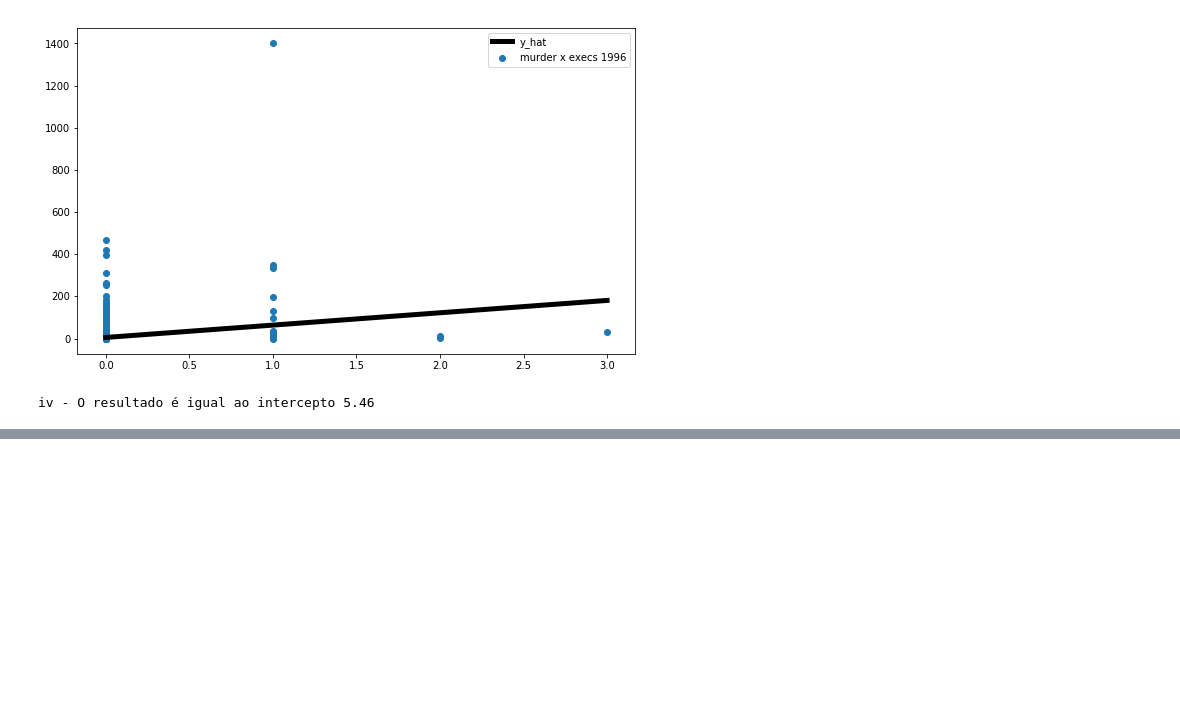
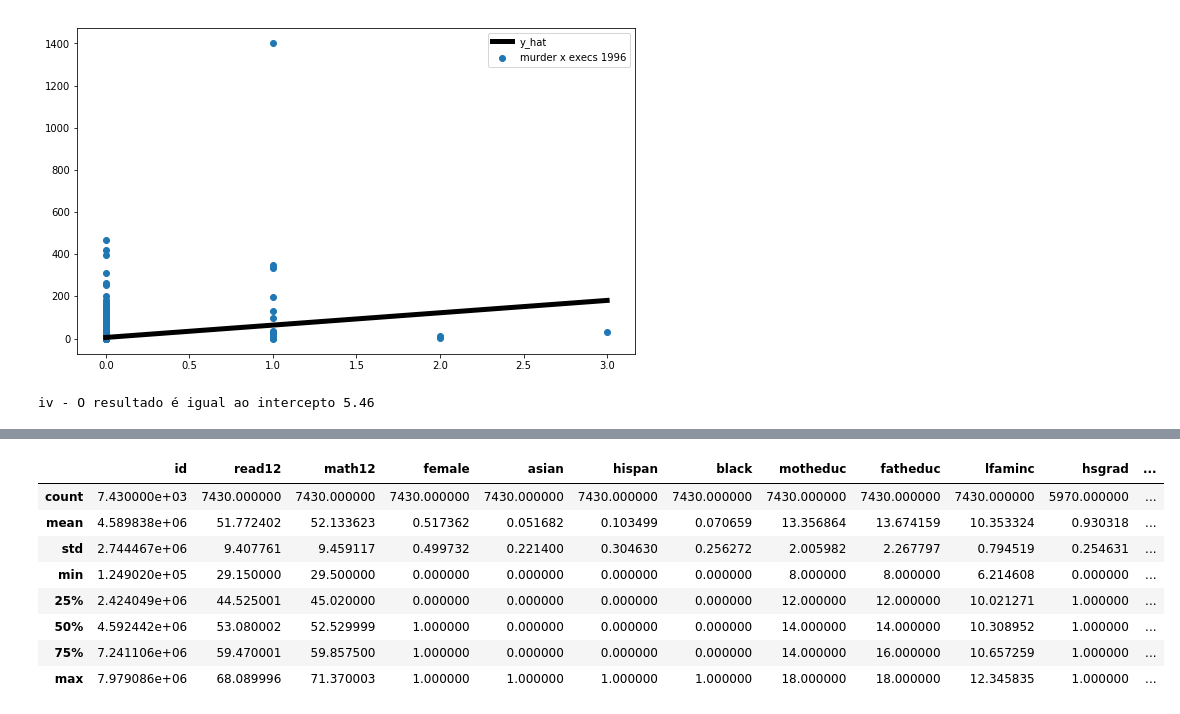
Before and after one commit to IvanBrasilico/Econometria-Wooldridge, a Jupyter notebook: Cap02.ipynb, the cells around one changed output, grey strips where cells are left out. Saved outputs shown, nothing was run; the diff lists cells and outputs as text; code cells hidden in the pictures; blank space fills up the shorter version.

```diff
--- a/Cap02.ipynb
+++ b/Cap02.ipynb
@@ -242,0 +256,12 @@ iv - O resultado é igual ao intercepto 5.46
+# %%
+catholic.describe()
+# %% [output]
+|  | id | read12 | math12 | female | asian | hispan | black | motheduc | fatheduc | lfaminc | hsgrad | ... |
+| count | 7.430000e+03 | 7430.000000 | 7430.000000 | 7430.000000 | 7430.000000 | 7430.000000 | 7430.000000 | 7430.000000 | 7430.000000 | 7430.000000 | 5970.000000 | ... |
+| mean | 4.589838e+06 | 51.772402 | 52.133623 | 0.517362 | 0.051682 | 0.103499 | 0.070659 | 13.356864 | 13.674159 | 10.353324 | 0.930318 | ... |
+| std | 2.744467e+06 | 9.407761 | 9.459117 | 0.499732 | 0.221400 | 0.304630 | 0.256272 | 2.005982 | 2.267797 | 0.794519 | 0.254631 | ... |
+| min | 1.249020e+05 | 29.150000 | 29.500000 | 0.000000 | 0.000000 | 0.000000 | 0.000000 | 8.000000 | 8.000000 | 6.214608 | 0.000000 | ... |
+| 25% | 2.424049e+06 | 44.525001 | 45.020000 | 0.000000 | 0.000000 | 0.000000 | 0.000000 | 12.000000 | 12.000000 | 10.021271 | 1.000000 | ... |
+| 50% | 4.592442e+06 | 53.080002 | 52.529999 | 1.000000 | 0.000000 | 0.000000 | 0.000000 | 14.000000 | 14.000000 | 10.308952 | 1.000000 | ... |
+| 75% | 7.241106e+06 | 59.470001 | 59.857500 | 1.000000 | 0.000000 | 0.000000 | 0.000000 | 14.000000 | 16.000000 | 10.657259 | 1.000000 | ... |
+| max | 7.979086e+06 | 68.089996 | 71.370003 | 1.000000 | 1.000000 | 1.000000 | 1.000000 | 18.000000 | 18.000000 | 12.345835 | 1.000000 | ... |
```
Also changed, not shown: parts of 21 cells of this notebook.
